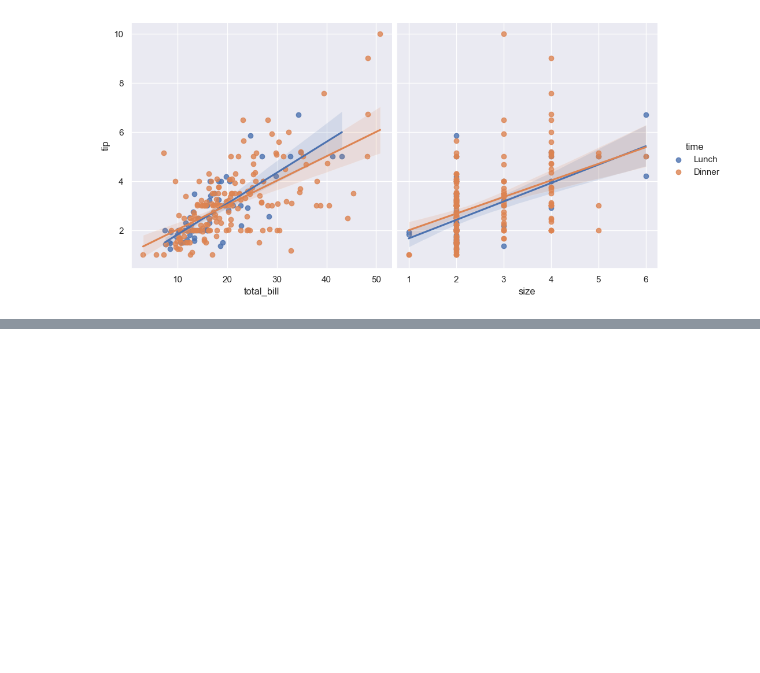
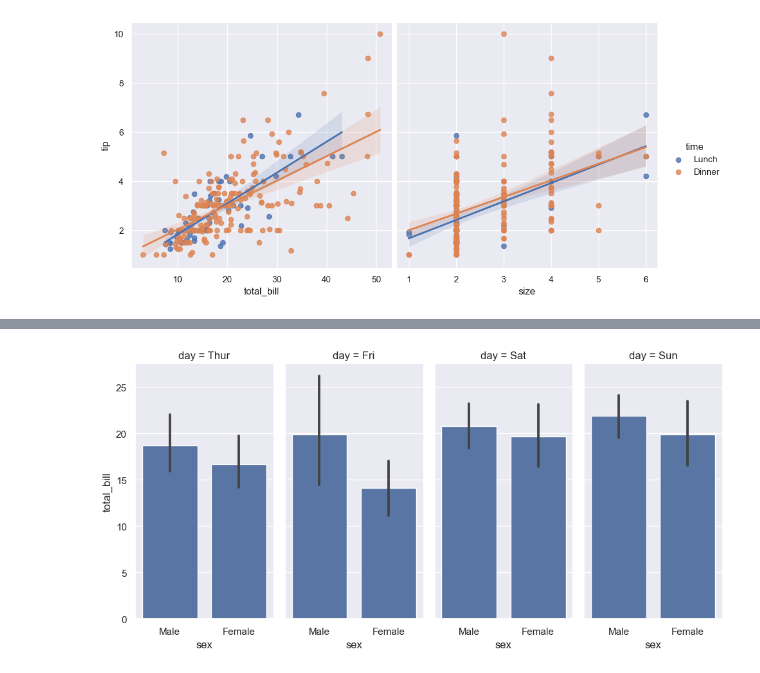
Before and after one commit to raulsiqueira96/seaborn_practice, a Jupyter notebook: Seaborn.ipynb, the cells around one changed output, grey strips where cells are left out. Cells and saved outputs as stored; diff of their text form; code cells hidden in the pictures; blank space fills up the shorter version.

```diff
--- a/Seaborn.ipynb
+++ b/Seaborn.ipynb
@@ -413,0 +428,5 @@ sns.pairplot(tips, x_vars=['total_bill', 'size'], y_vars=['tip'],
+# %%
+plot = sns.FacetGrid(tips, col='day', height=5, aspect=.5)
+plot.map(sns.barplot, 'sex', 'total_bill');
+# %% [output]
+[figure, added]
```
Also changed, not shown: parts of 19 cells of this notebook.
